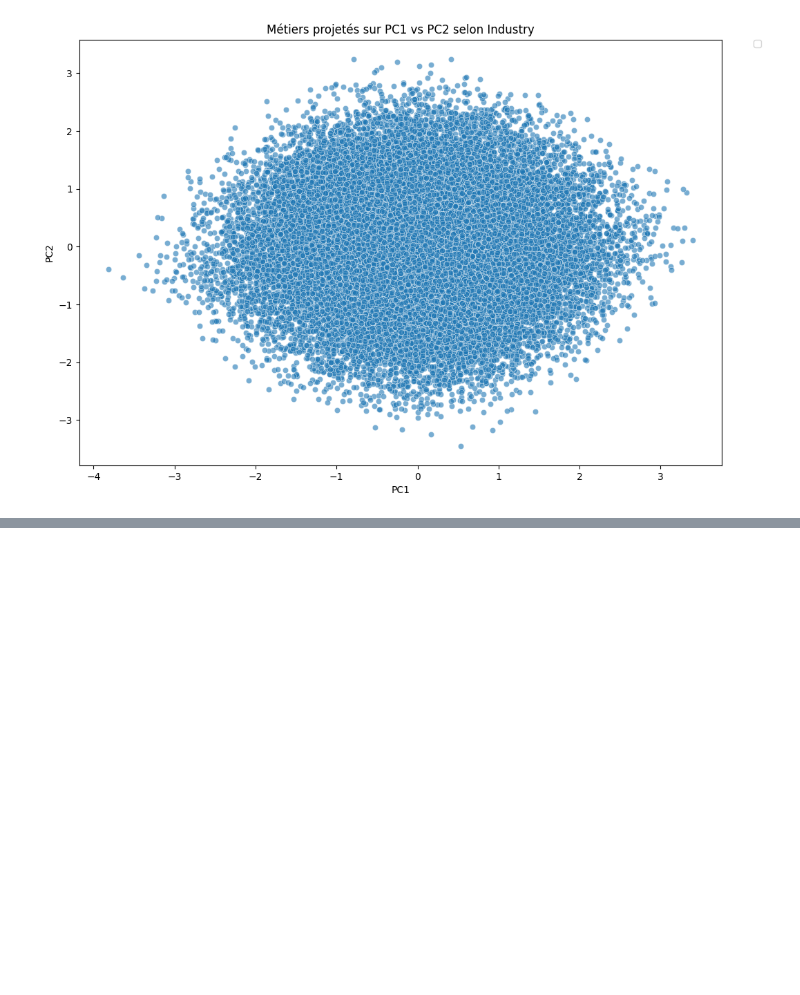
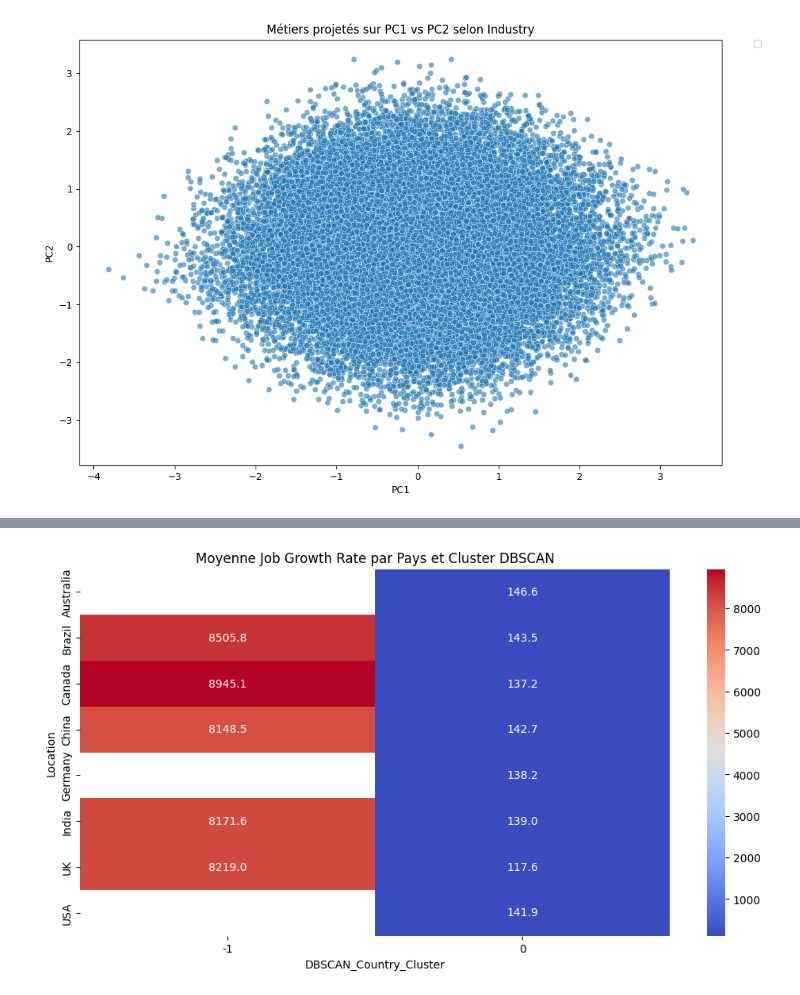
Before and after one commit to Meria-Troudi/mlProject, a Jupyter notebook: models/dbscankmeans.ipynb, the cells around one changed output, grey strips where cells are left out. Cells and saved outputs as stored; diff of their text form; code cells hidden in the pictures; blank space fills up the shorter version.

```diff
--- a/models/dbscankmeans.ipynb
+++ b/models/dbscankmeans.ipynb
@@ -4,13 +4,17 @@ import pandas as pd
 import numpy as np
 import matplotlib.pyplot as plt
 import seaborn as sns
+from sklearn.decomposition import PCA
+from sklearn.cluster import DBSCAN, KMeans
+from sklearn.preprocessing import StandardScaler
 
 
-# Lecture du dataset
+# ===== Load prepared datasets =====
+df_fe = pd.read_csv("C:/Users/meria/Downloads/ML/MLproject/eng_data.csv")
 df_ready = pd.read_csv("C:/Users/meria/Downloads/ML/MLproject/prepared_data.csv")
-df_fe = pd.read_csv("C:/Users/meria/Downloads/ML/MLproject/processed_data.csv")
+X_prepared = np.load("C:/Users/meria/Downloads/ML/MLproject/X_prepared.npy")
 
-# Aperçu rapide
-print("Dimensions :", df_ready.shape)
+print("df_ready shape:", df_ready.shape)
 display(df_ready.head(5))
+print("X_prepared shape:", X_prepared.shape)
 # %% [output]
@@ -108,2 +97,2 @@ plt.show()
 # %%
-X_country =df_ready[['Job_Growth_Rate_%', 'Automation_Risk_%', 'Median_Salary_USD']]
+X_country = df_fe[['Job_Growth_Rate_%', 'Automation_Risk_%', 'Median_Salary_USD']]
@@ -114,9 +100,7 @@ from sklearn.preprocessing import StandardScaler
 scaler = StandardScaler()
 X_scaled = scaler.fit_transform(X_country)
 # %%
-from sklearn.cluster import DBSCAN
-
 dbscan = DBSCAN(eps=1.5, min_samples=10)
-df_ready['DBSCAN_Country_Cluster'] = dbscan.fit_predict(X_scaled)
+df_fe['DBSCAN_Country_Cluster'] = dbscan.fit_predict(X_scaled)
 # %%
 # Moyenne de Job_Growth_Rate par cluster et par pays
@@ -125,14 +125,16 @@ print(country_summary.sort_values(ascending=False))
 # %%
-heatmap_data = df_ready.pivot_table(
+heatmap_data = df_fe.pivot_table(
     index='Location',
     columns='DBSCAN_Country_Cluster',
     values='Job_Growth_Rate_%',
     aggfunc='mean'
 )
 
 plt.figure(figsize=(12,6))
 sns.heatmap(heatmap_data, annot=True, fmt=".1f", cmap='coolwarm')
 plt.title('Moyenne Job Growth Rate par Pays et Cluster DBSCAN')
 plt.show()
+# %% [output]
+[figure, added]
 # %%
 # Top 5 métiers par pays selon Job_Growth_Rate_%
```
Also changed, not shown: parts of 35 cells of this notebook, 3 other files.
